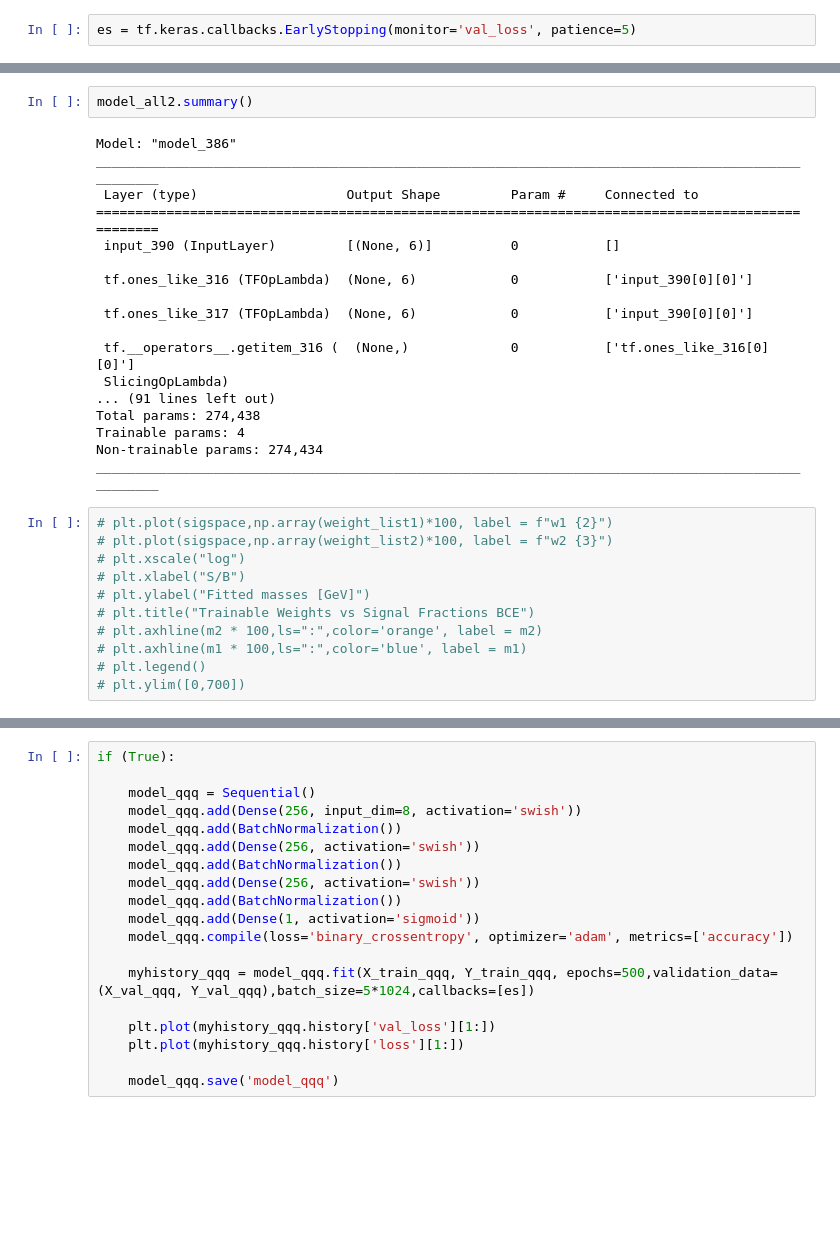
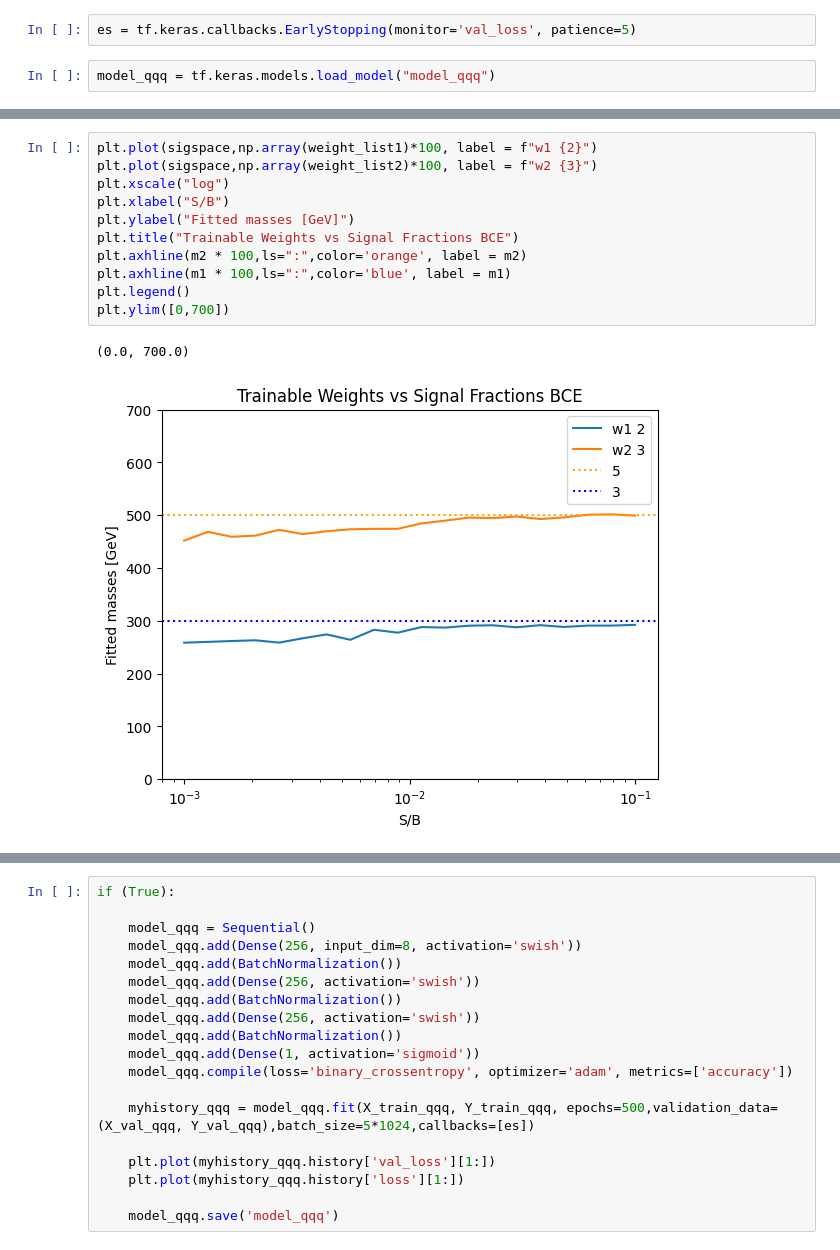
Before and after one commit to GitGup/SemiWeaklySupervised, a Jupyter notebook: SemiWeakly6Features.ipynb, the cells around one changed output, grey strips where cells are left out. Cells and saved outputs as stored; diff of their text form; blank space fills up the shorter version.

```diff
--- a/SemiWeakly6Features.ipynb
+++ b/SemiWeakly6Features.ipynb
@@ -955,3 +929,5 @@ array([[ 0.84791178,  1.5       ,  4.        ],
        [-0.74620668,  2.        ,  3.        ]])
 # %%
 es = tf.keras.callbacks.EarlyStopping(monitor='val_loss', patience=5)
+# %%
+model_qqq = tf.keras.models.load_model("model_qqq")
@@ -1051,31 +1037,14 @@ Epoch 100/100
-# %%
-model_all2.summary()
-# %% [output]
-Model: "model_386"
-__________________________________________________________________________________________________
- Layer (type)                   Output Shape         Param #     Connected to
-==================================================================================================
- input_390 (InputLayer)         [(None, 6)]          0           []
-
- tf.ones_like_316 (TFOpLambda)  (None, 6)            0           ['input_390[0][0]']
-
- tf.ones_like_317 (TFOpLambda)  (None, 6)            0           ['input_390[0][0]']
-
- tf.__operators__.getitem_316 (  (None,)             0           ['tf.ones_like_316[0][0]']
- SlicingOpLambda)
-... (91 lines left out)
-Total params: 274,438
-Trainable params: 4
-Non-trainable params: 274,434
-__________________________________________________________________________________________________
 # %%
-# plt.plot(sigspace,np.array(weight_list1)*100, label = f"w1 {2}")
-# plt.plot(sigspace,np.array(weight_list2)*100, label = f"w2 {3}")
-# plt.xscale("log")
-# plt.xlabel("S/B")
-# plt.ylabel("Fitted masses [GeV]")
-# plt.title("Trainable Weights vs Signal Fractions BCE")
-# plt.axhline(m2 * 100,ls=":",color='orange', label = m2)
-# plt.axhline(m1 * 100,ls=":",color='blue', label = m1)
-# plt.legend()
-# plt.ylim([0,700])
+plt.plot(sigspace,np.array(weight_list1)*100, label = f"w1 {2}")
+plt.plot(sigspace,np.array(weight_list2)*100, label = f"w2 {3}")
+plt.xscale("log")
+plt.xlabel("S/B")
+plt.ylabel("Fitted masses [GeV]")
+plt.title("Trainable Weights vs Signal Fractions BCE")
+plt.axhline(m2 * 100,ls=":",color='orange', label = m2)
+plt.axhline(m1 * 100,ls=":",color='blue', label = m1)
+plt.legend()
+plt.ylim([0,700])
+# %% [output]
+(0.0, 700.0)
+[figure, added]
```
Also changed, not shown: parts of 10 cells of this notebook.
